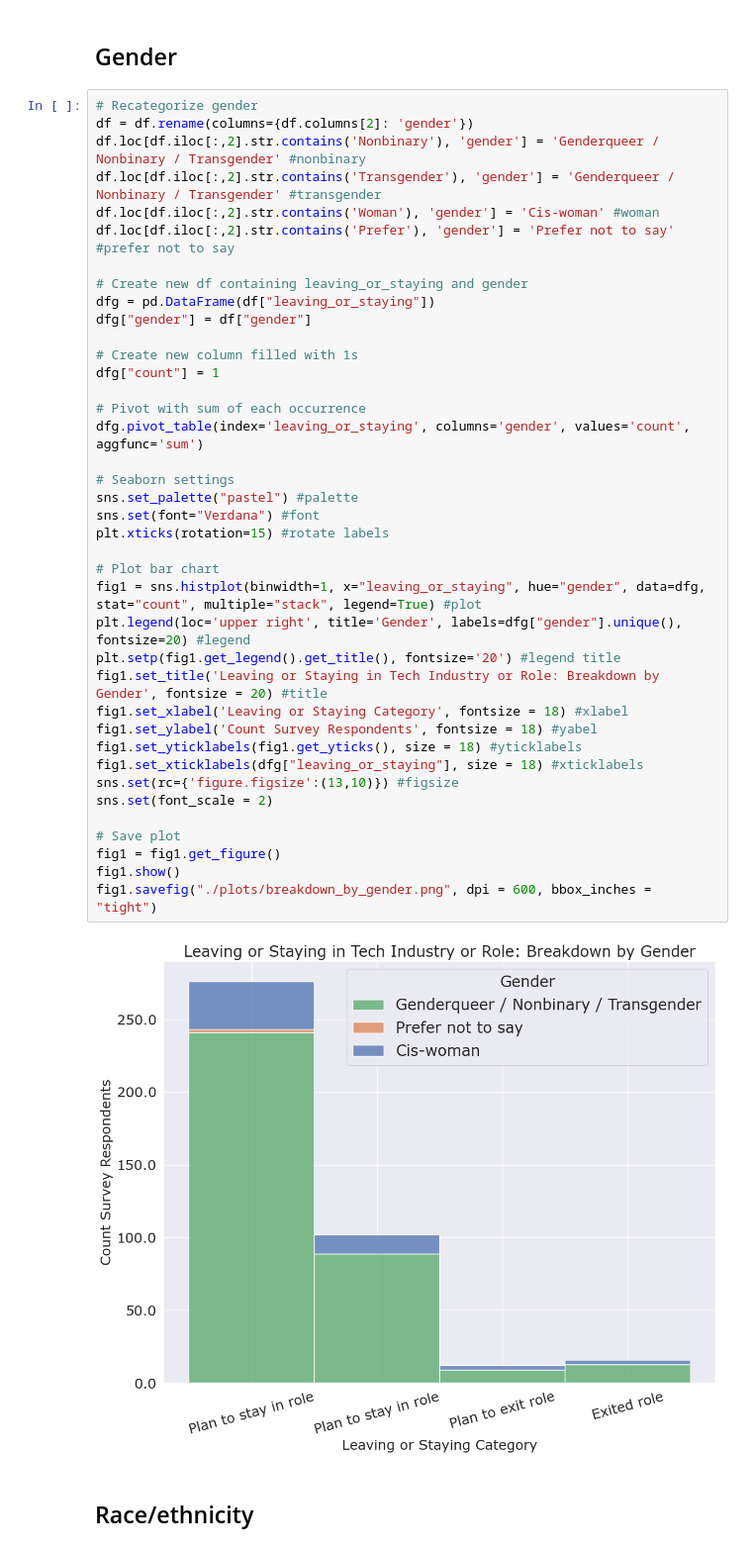
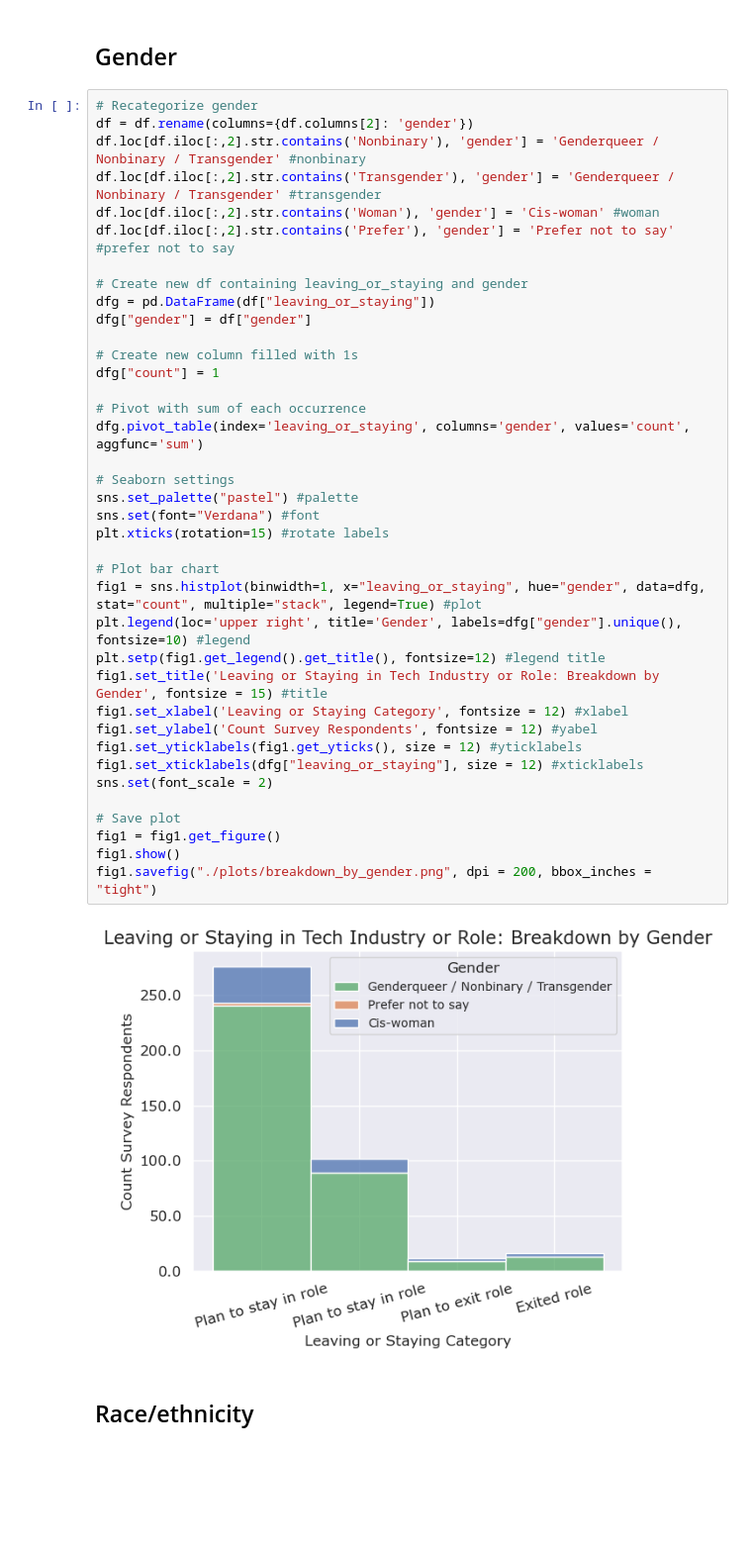
Before and after one commit to cynthia-ng/GetCitiesChicago, a Jupyter notebook: leaving_staying_demo_breakdown/leaving_staying_demo_breakdown.ipynb, the cells around one changed output. Shown at 99% size. Drawn from its saved outputs; the diff is of its cells as text; blank space fills up the shorter version.

Commit message:
Adjust size of plots

```diff
--- a/leaving_staying_demo_breakdown/leaving_staying_demo_breakdown.ipynb
+++ b/leaving_staying_demo_breakdown/leaving_staying_demo_breakdown.ipynb
@@ -23,43 +23,42 @@ df["leaving_or_staying"] = pd.Series(df["leaving_or_staying"]).str.replace("I pl
 # Recategorize gender
 df = df.rename(columns={df.columns[2]: 'gender'})
 df.loc[df.iloc[:,2].str.contains('Nonbinary'), 'gender'] = 'Genderqueer / Nonbinary / Transgender' #nonbinary
 df.loc[df.iloc[:,2].str.contains('Transgender'), 'gender'] = 'Genderqueer / Nonbinary / Transgender' #transgender
 df.loc[df.iloc[:,2].str.contains('Woman'), 'gender'] = 'Cis-woman' #woman
 df.loc[df.iloc[:,2].str.contains('Prefer'), 'gender'] = 'Prefer not to say' #prefer not to say
 
 # Create new df containing leaving_or_staying and gender
 dfg = pd.DataFrame(df["leaving_or_staying"])
 dfg["gender"] = df["gender"]
 
 # Create new column filled with 1s
 dfg["count"] = 1
 
 # Pivot with sum of each occurrence
 dfg.pivot_table(index='leaving_or_staying', columns='gender', values='count', aggfunc='sum')
 
 # Seaborn settings
 sns.set_palette("pastel") #palette
 sns.set(font="Verdana") #font
 plt.xticks(rotation=15) #rotate labels
 
 # Plot bar chart
 fig1 = sns.histplot(binwidth=1, x="leaving_or_staying", hue="gender", data=dfg, stat="count", multiple="stack", legend=True) #plot
-plt.legend(loc='upper right', title='Gender', labels=dfg["gender"].unique(), fontsize=20) #legend
-plt.setp(fig1.get_legend().get_title(), fontsize='20') #legend title
-fig1.set_title('Leaving or Staying in Tech Industry or Role: Breakdown by Gender', fontsize = 20) #title
-fig1.set_xlabel('Leaving or Staying Category', fontsize = 18) #xlabel
-fig1.set_ylabel('Count Survey Respondents', fontsize = 18) #yabel
-fig1.set_yticklabels(fig1.get_yticks(), size = 18) #yticklabels
-fig1.set_xticklabels(dfg["leaving_or_staying"], size = 18) #xticklabels
-sns.set(rc={'figure.figsize':(13,10)}) #figsize
+plt.legend(loc='upper right', title='Gender', labels=dfg["gender"].unique(), fontsize=10) #legend
+plt.setp(fig1.get_legend().get_title(), fontsize=12) #legend title
+fig1.set_title('Leaving or Staying in Tech Industry or Role: Breakdown by Gender', fontsize = 15) #title
+fig1.set_xlabel('Leaving or Staying Category', fontsize = 12) #xlabel
+fig1.set_ylabel('Count Survey Respondents', fontsize = 12) #yabel
+fig1.set_yticklabels(fig1.get_yticks(), size = 12) #yticklabels
+fig1.set_xticklabels(dfg["leaving_or_staying"], size = 12) #xticklabels
 sns.set(font_scale = 2)
 
 # Save plot
 fig1 = fig1.get_figure()
 fig1.show()
-fig1.savefig("./plots/breakdown_by_gender.png", dpi = 600, bbox_inches = "tight")
+fig1.savefig("./plots/breakdown_by_gender.png", dpi = 200, bbox_inches = "tight")
 # %% [output]
-[figure, old version]
+[figure, new version]
 # %% [markdown]
 ## Race/ethnicity
 # %%
```
Also changed, not shown: parts of 1 cell of this notebook.
